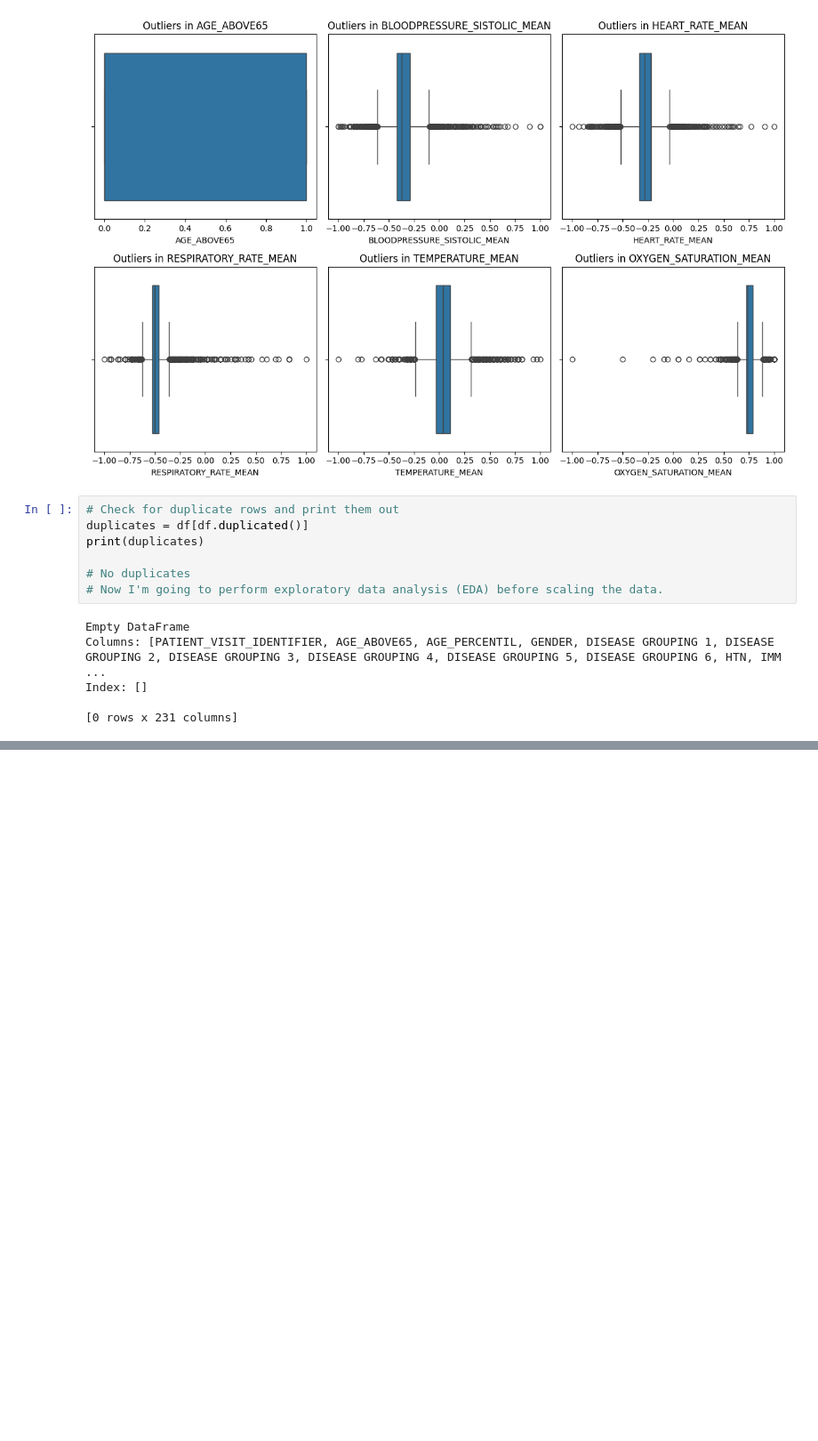
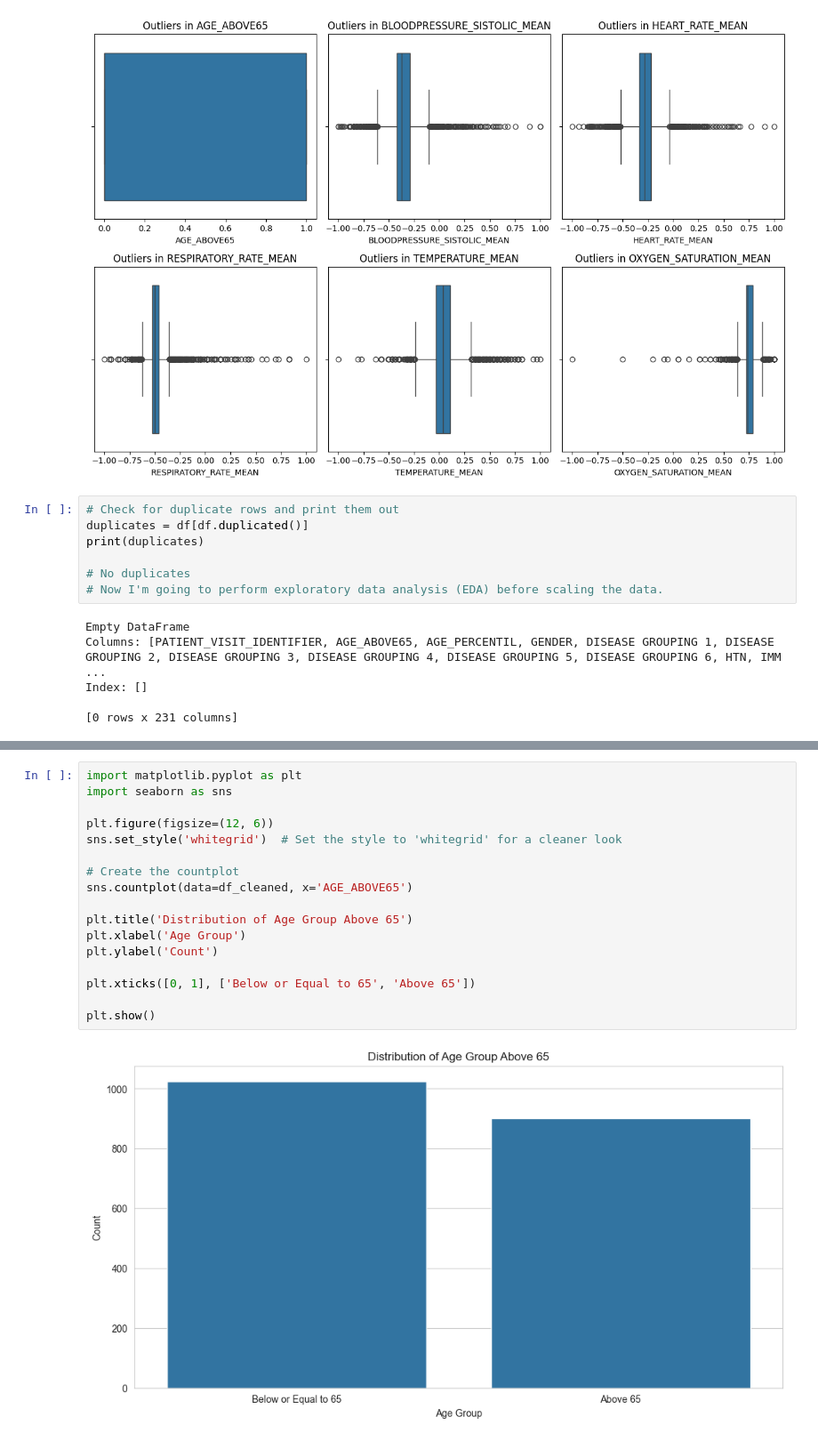
Before and after one commit to BobanMilenkoski/Python_Predicting_COVIID-19_ICU_Admissions, a Jupyter notebook: Python_Predicting_COVIID-19_ICU_Admissions.ipynb, the cells around one changed output, grey strips where cells are left out. Shown at 89% size. Saved outputs shown, nothing was run; the diff lists cells and outputs as text; blank space fills up the shorter version.

```diff
--- a/Python_Predicting_COVIID-19_ICU_Admissions.ipynb
+++ b/Python_Predicting_COVIID-19_ICU_Admissions.ipynb
@@ -287,0 +351,19 @@ Index: []
+# %%
+import matplotlib.pyplot as plt
+import seaborn as sns
+
+plt.figure(figsize=(12, 6))
+sns.set_style('whitegrid')  # Set the style to 'whitegrid' for a cleaner look
+
+# Create the countplot
+sns.countplot(data=df_cleaned, x='AGE_ABOVE65')
+
+plt.title('Distribution of Age Group Above 65')
+plt.xlabel('Age Group')
+plt.ylabel('Count')
+
+plt.xticks([0, 1], ['Below or Equal to 65', 'Above 65'])
+
+plt.show()
+# %% [output]
+[figure, added]
```
Also changed, not shown: parts of 16 cells of this notebook.
